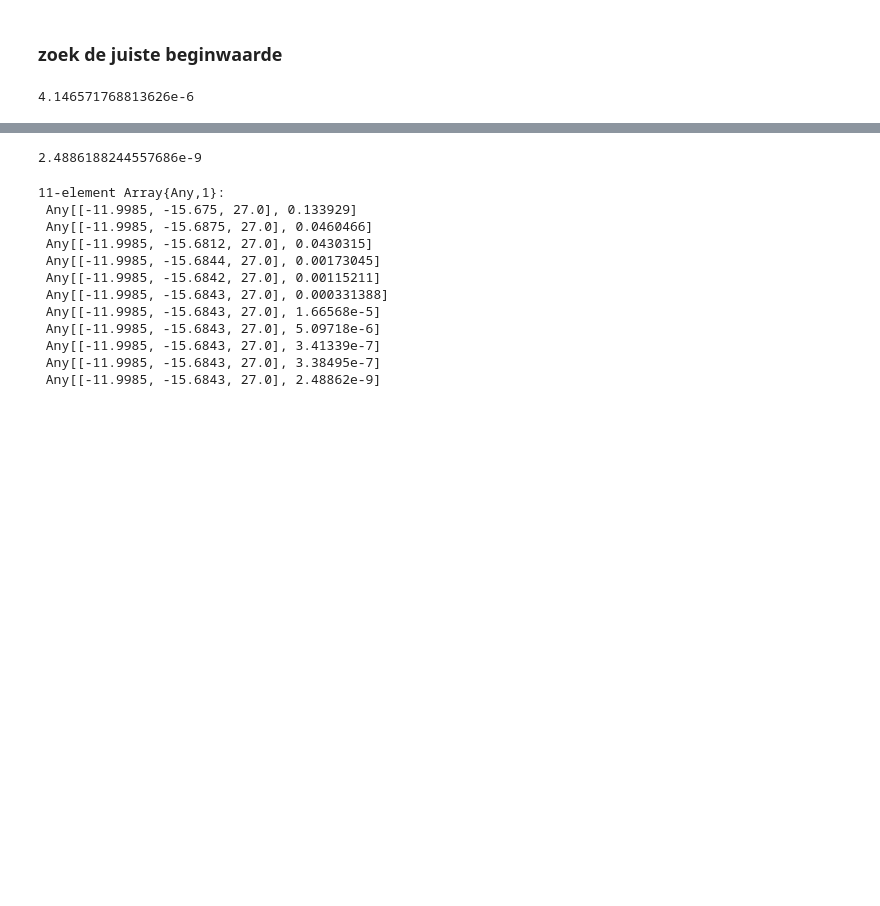
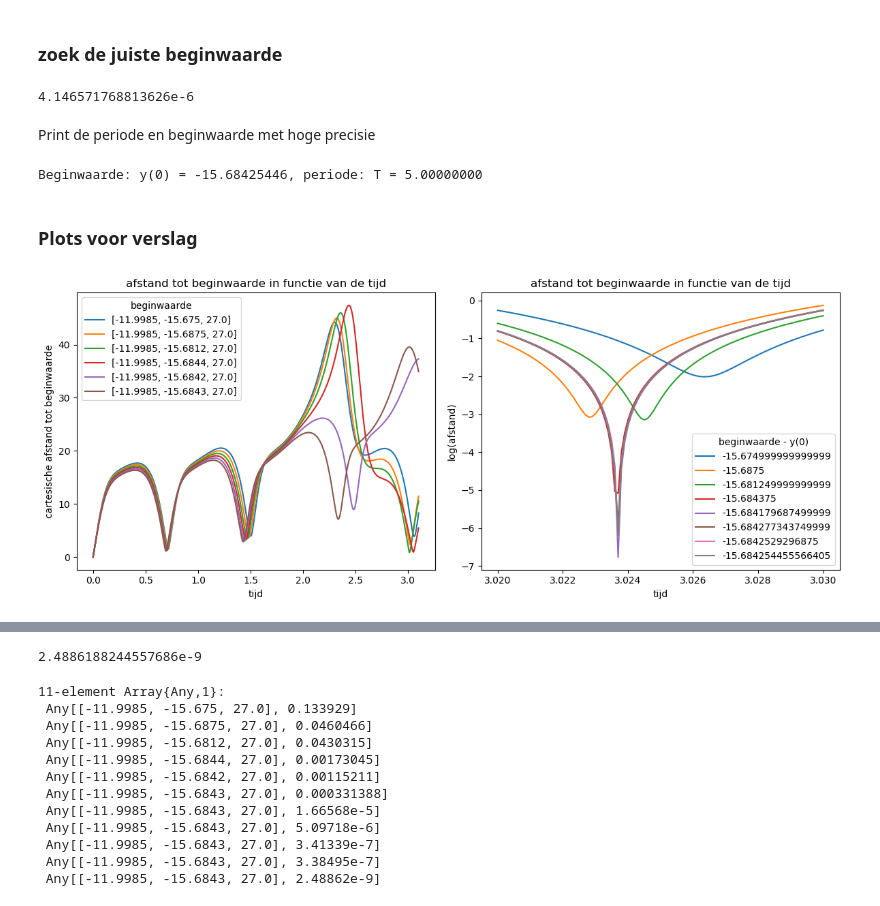
Before and after one commit to Cubedsheep/practicum-diff-Julia, a Jupyter notebook: practicum - Julia.ipynb, the cells around one changed output, grey strips where cells are left out. Drawn from its saved outputs; the diff is of its cells as text; code cells hidden in the pictures; blank space fills up the shorter version.

```diff
--- a/practicum - Julia.ipynb
+++ b/practicum - Julia.ipynb
@@ -745,3 +740,62 @@ results = find_y0(x0, z0, h, n, guess_y0, guess_I, rounds);
 results[rounds][2]
 # %% [output]
 4.146571768813626e-6
+# %% [markdown]
+Print de periode en beginwaarde met hoge precisie
+# %%
+@printf("Beginwaarde: y(0) = %.8f, periode: T = %.8f", results[rounds][1][2], 5)
+# %% [output]
+Beginwaarde: y(0) = -15.68425446, periode: T = 5.00000000
+# %% [markdown]
+### Plots voor verslag
+# %%
+# verwijder de dubbels
+results = unique(results);
+# %%
+# vind de opeenvolgende oplossingen
+num = 8
+iter = 1:num
+
+X = [result[1] for result in results]
+h = fill(1e-4, num)
+n = fill(32001, num)
+GRAD = fill(gradient_s, num)
+sol = pmap(RK4_s, GRAD, X, h, n);
+# vind de afstanden tot de beginwaarde
+b0 = fill.(X, n)
+sols = [[sol[i][:,j] for j in 1:n[i]] for i in iter]
+dists = [pmap(norm, b0[i]-sols[i]) for i in iter];
+# %%
+fig = plt.figure("benaderen beginwaarde", figsize=(12,5))
+
+# eerste gokken verspreid over interval
+ax = fig[:add_subplot](1,2,1)
+plot_range = 1:31000
+for i in 1:6
+    ax[:plot](plot_range/1e4, dists_init[i][plot_range], label="$(X[i])")
+end
+plt.legend(title="beginwaarde")
+plt.title("afstand tot beginwaarde in functie van de tijd")
+ax[:set_xlabel]("tijd")
+ax[:set_ylabel]("cartesische afstand tot beginwaarde")
+
+#---------------------------------------------------------
+# fout op iteratiestappen rond T
+
+ax = fig[:add_subplot](1,2,2)
+plot_range = 30200:30300
+for i in iter
+    ax[:plot](plot_range/1e4, log.(dists[i][plot_range]), label="$(results[i][1][2])")
+end
+
+plt.legend(title="beginwaarde - y(0)")
+plt.title("afstand tot beginwaarde in functie van de tijd")
+ax[:set_xlabel]("tijd")
+ax[:set_ylabel]("log(afstand)")
+
+plt.show()
+fig[:tight_layout]()
+
+fig[:savefig]("afstand_beginwaarde_opdracht4.pdf", dpi=400)
+# %% [output]
+[figure, added]
```
Also changed, not shown: parts of 36 cells of this notebook.
